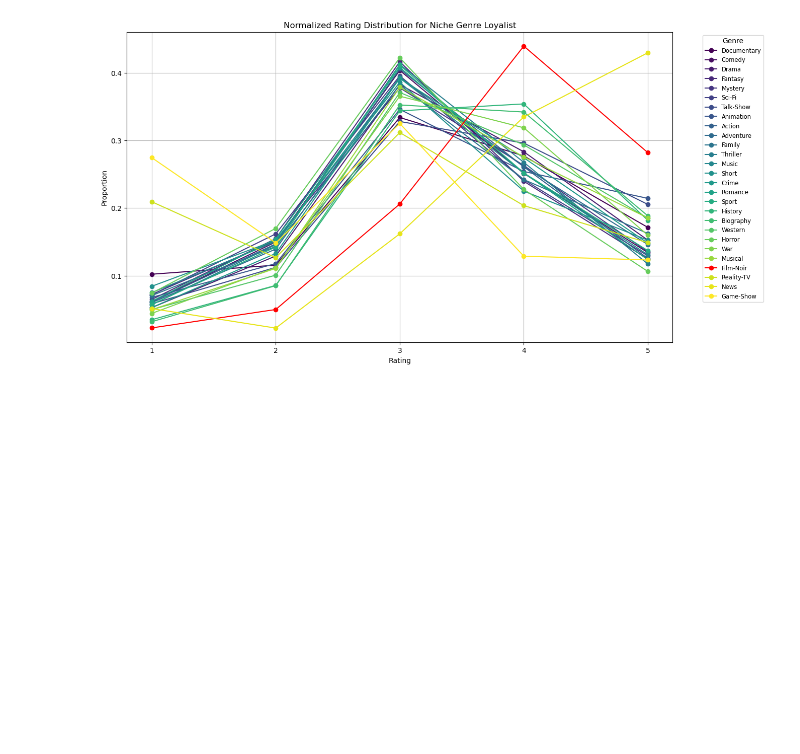
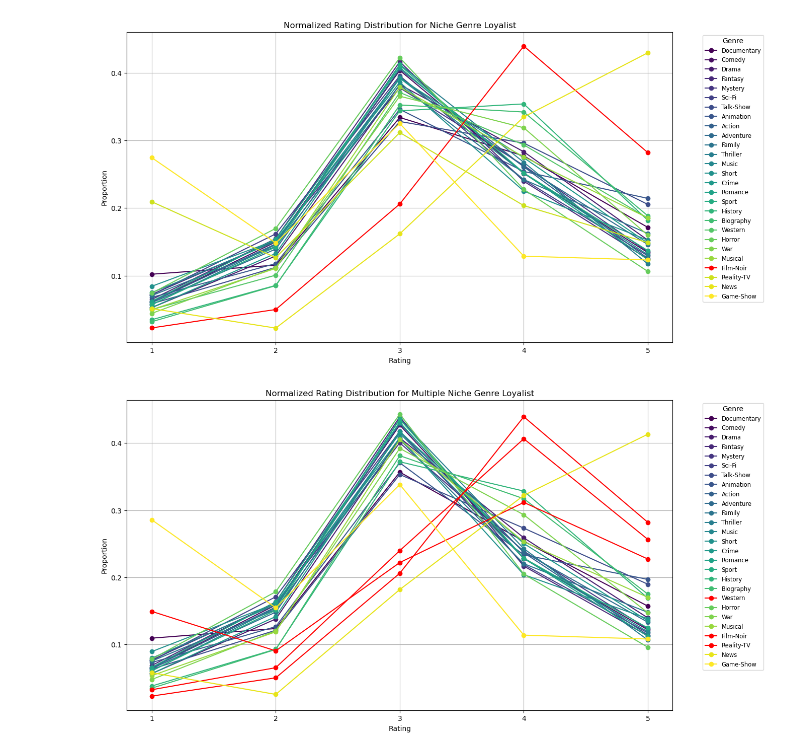
Before and after one commit to KahaanGandhi/multi-armed-bandits, a Jupyter notebook: netflix-recommendations/user-profiles.ipynb, the cells around one changed output. Saved outputs shown, nothing was run; the diff lists cells and outputs as text; code cells hidden in the pictures; blank space fills up the shorter version.

Commit message:
accounting for users with multiple favorite niches

```diff
--- a/netflix-recommendations/user-profiles.ipynb
+++ b/netflix-recommendations/user-profiles.ipynb
@@ -283,3 +283,49 @@ plt.grid(True)
 plt.show()
 # %% [output]
 [figure]
+# %%
+np.random.seed(None)
+
+# User with preference to multiple niche genres
+num_boosted_genres = np.random.randint(1, len(niche_genres) + 1)
+boosted_genres = np.random.choice(niche_genres, size=num_boosted_genres, replace=False)
+boosted_genres
+
+plt.figure(figsize=(14, 8))
+colors = plt.cm.viridis(np.linspace(0, 1, len(unique_genres)))
+
+for genre, color in zip(unique_genres, colors):
+    subset = df_exploded[df_exploded['Genres'] == genre]['Rating']
+    rating_counts = {rating: 0 for rating in range(1, 6)}
+
+    for rating in subset:
+        if rating in rating_counts:
+            rating_counts[rating] += 1
+
+    # Apply bias if genre is in boosted_genres, else apply nerf
+    if genre in boosted_genres:
+        bias_factor = 1.5
+        rating_counts[4] = int(rating_counts[4] * bias_factor)
+        rating_counts[5] = int(rating_counts[5] * bias_factor)
+    else:
+        nerf_factor = 0.6
+        rating_counts[4] = int(rating_counts[4] * nerf_factor)
+        rating_counts[5] = int(rating_counts[5] * nerf_factor)
+
+    # Normalize counts
+    total_counts = sum(rating_counts.values())
+    normalized_counts = {rating: (count / total_counts) for rating, count in rating_counts.items()}
+    if genre in boosted_genres:
+        plt.plot(list(normalized_counts.keys()), list(normalized_counts.values()), '-o', label=genre, color="red")
+    else:
+        plt.plot(list(normalized_counts.keys()), list(normalized_counts.values()), '-o', label=genre, color=color)
+
+plt.title('Normalized Rating Distribution for Multiple Niche Genre Loyalist')
+plt.xlabel('Rating')
+plt.ylabel('Proportion')
+plt.xticks(range(1, 6))
+plt.legend(title='Genre', bbox_to_anchor=(1.05, 1), loc='upper left', fontsize='small')
+plt.grid(True)
+plt.show()
+# %% [output]
+[figure, added]
```
